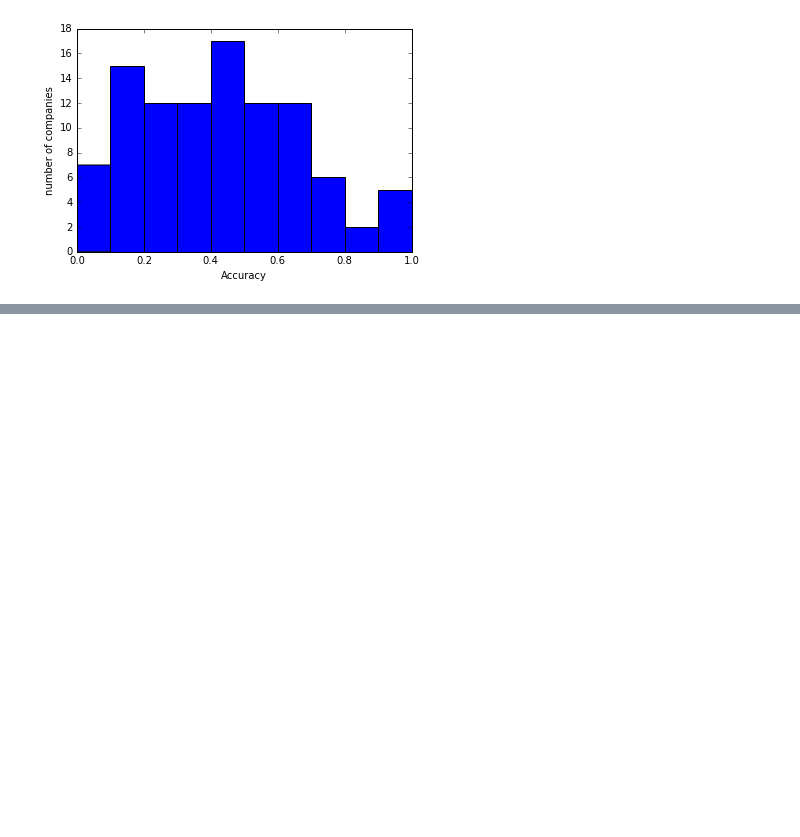
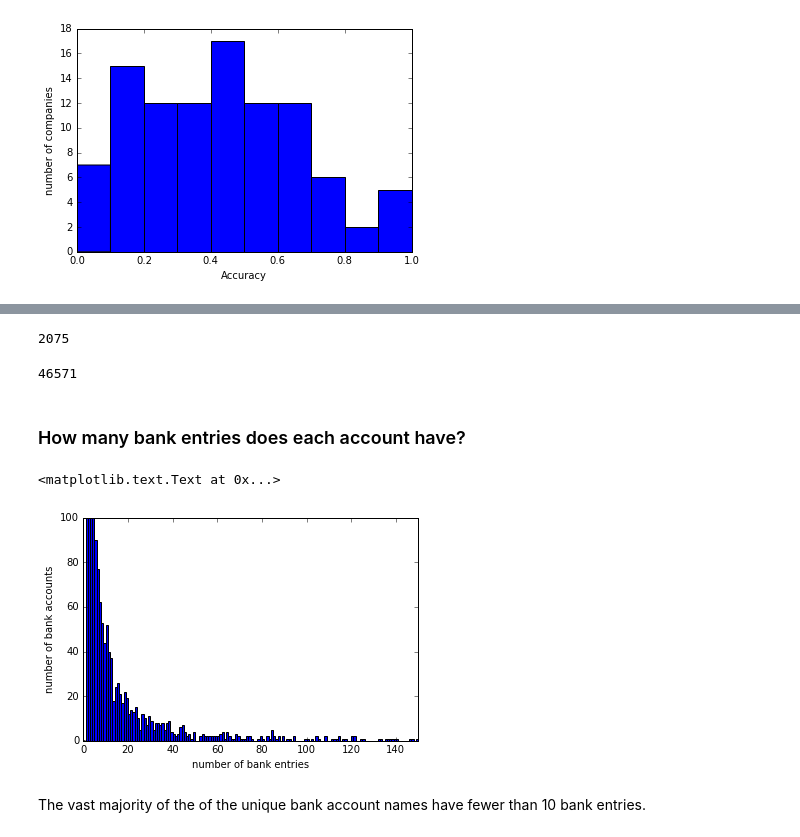
Before and after one commit to mikkelhartmann/e-conomics-hiring-assignments-solutions, a Jupyter notebook: solution.ipynb, the cells around one changed output, grey strips where cells are left out. Saved outputs shown, nothing was run; the diff lists cells and outputs as text; code cells hidden in the pictures; blank space fills up the shorter version.

```diff
--- a/solution.ipynb
+++ b/solution.ipynb
@@ -415,0 +364,27 @@ One way to get around this is to build a classifier that is based on the name of
+# %%
+unique_account_names = data['AccountName'].unique()
+len(unique_account_names)
+# %% [output]
+2075
+# %%
+unique_bank_entry_texts = data['BankEntryText'].unique()
+len(unique_bank_entry_texts)
+# %% [output]
+46571
+# %% [markdown]
+### How many bank entries does each account have?
+# %%
+unique_account_bank_entry_counter = np.zeros((len(unique_account_names),1))
+for idx, account_name in enumerate(unique_account_names):
+    temp_df = data[data.AccountName == account_name]
+    unique_account_bank_entry_counter[idx] = len(temp_df)
+# %%
+plt.hist(unique_account_bank_entry_counter,bins=range(0,1000,1))
+plt.axis([0, 150, 0, 100])
+plt.xlabel('number of bank entries')
+plt.ylabel('number of bank accounts')
+# %% [output]
+<matplotlib.text.Text at 0x...>
+[figure, added]
+# %% [markdown]
+The vast majority of the of the unique bank account names have fewer than 10 bank entries.
```
Also changed, not shown: parts of 13 cells of this notebook, 1 other file.
